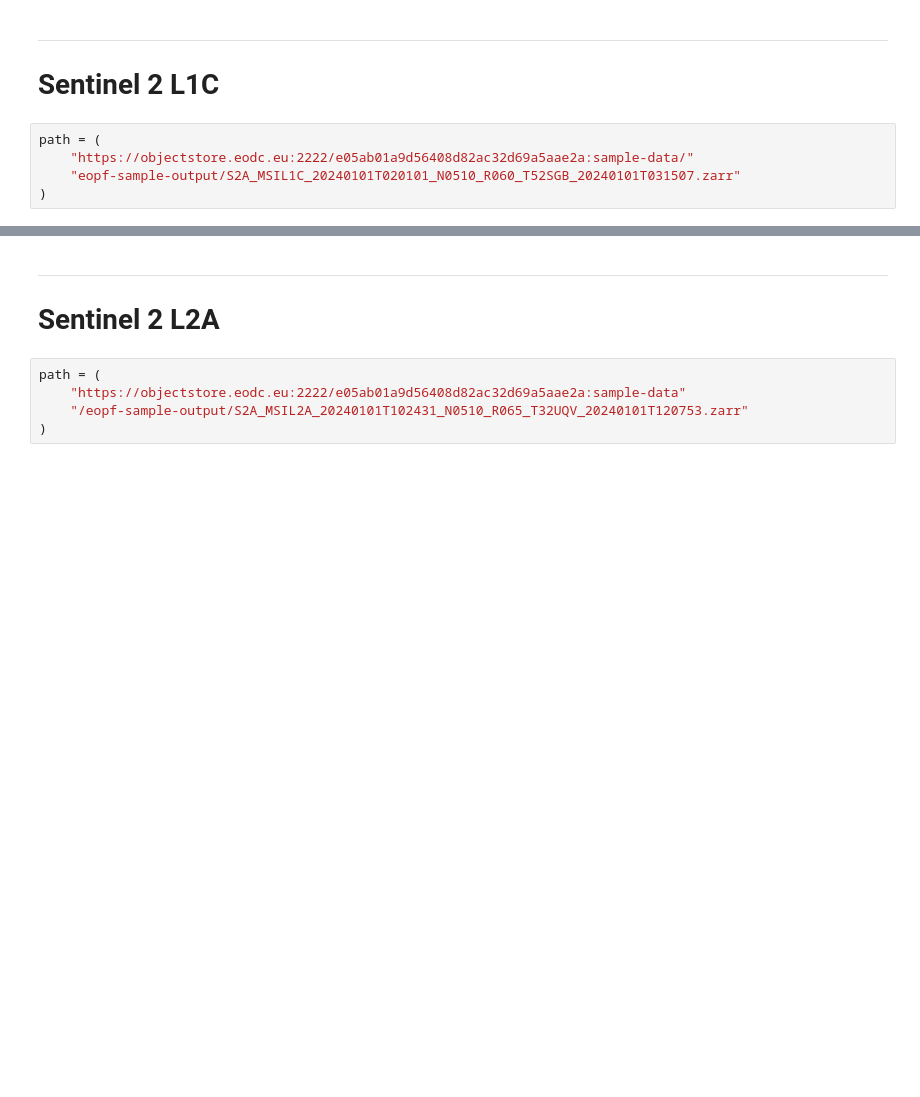
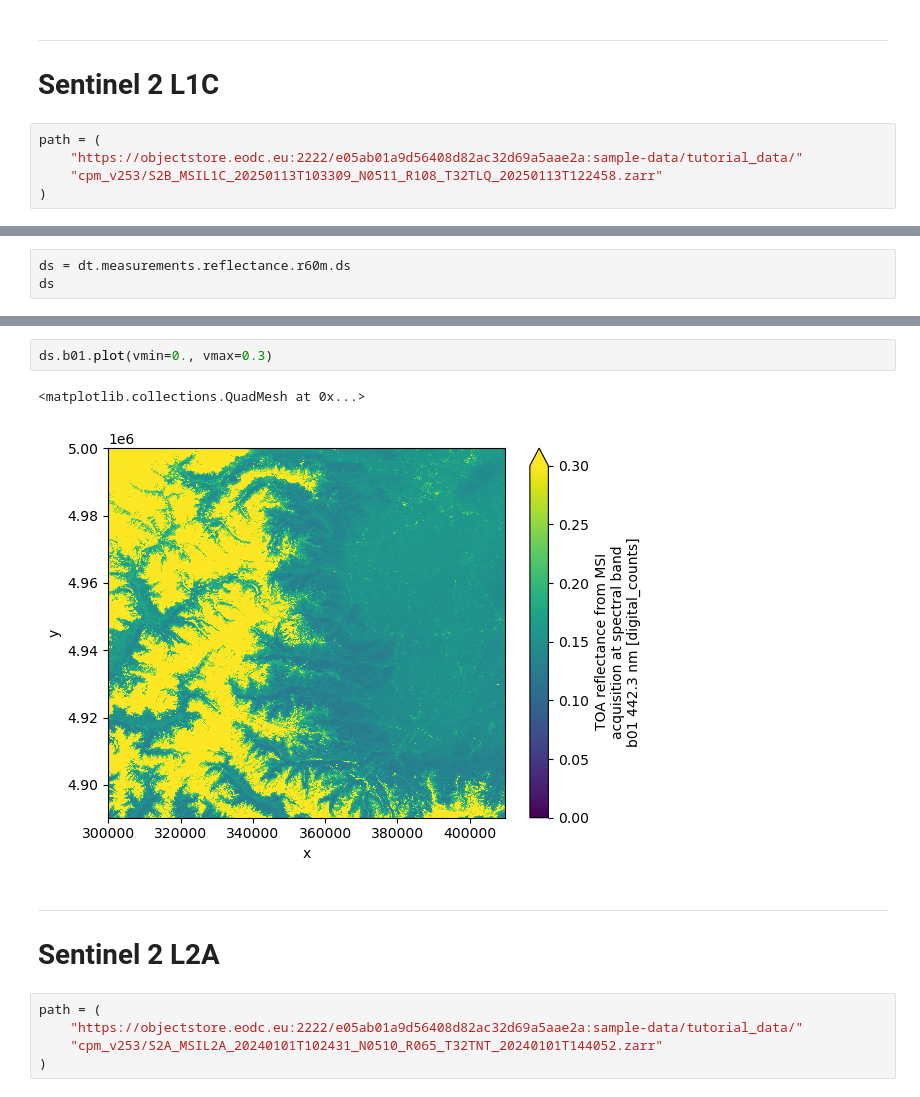
Before and after one commit to EOPF-Sample-Service/xarray-eopf, a Jupyter notebook: examples/open_sen2.ipynb, the cells around one changed output, grey strips where cells are left out. Drawn from its saved outputs; the diff is of its cells as text; blank space fills up the shorter version.

Commit message:
new  sample data updated

```diff
--- a/examples/open_sen2.ipynb
+++ b/examples/open_sen2.ipynb
@@ -5,8 +5,8 @@ import xarray as xr
 # Sentinel 2 L1C
 # %%
 path = (
-    "https://objectstore.eodc.eu:2222/e05ab01a9d56408d82ac32d69a5aae2a:sample-data/"
-    "eopf-sample-output/S2A_MSIL1C_20240101T020101_N0510_R060_T52SGB_20240101T031507.zarr"
+    "https://objectstore.eodc.eu:2222/e05ab01a9d56408d82ac32d69a5aae2a:sample-data/tutorial_data/"
+    "cpm_v253/S2B_MSIL1C_20250113T103309_N0511_R108_T32TLQ_20250113T122458.zarr"
 )
 # %%
 dt = xr.open_datatree(path, engine="zarr")
@@ -29,3 +29,6 @@ Group: /
                     b01      (y, x) uint8 3MB ...
                     b09      (y, x) uint8 3MB ...
                     b10      (y, x) uint8 3MB ...
+# %%
+ds = dt.measurements.reflectance.r60m.ds
+ds
@@ -32,10 +45,15 @@ Group: /
+# %%
+ds.b01.plot(vmin=0., vmax=0.3)
+# %% [output]
+<matplotlib.collections.QuadMesh at 0x...>
+[figure, added]
 # %% [markdown]
 ---
 # Sentinel 2 L2A
 # %%
 path = (
-    "https://objectstore.eodc.eu:2222/e05ab01a9d56408d82ac32d69a5aae2a:sample-data"
-    "/eopf-sample-output/S2A_MSIL2A_20240101T102431_N0510_R065_T32UQV_20240101T120753.zarr"
+    "https://objectstore.eodc.eu:2222/e05ab01a9d56408d82ac32d69a5aae2a:sample-data/tutorial_data/"
+    "cpm_v253/S2A_MSIL2A_20240101T102431_N0510_R065_T32TNT_20240101T144052.zarr"
 )
 # %%
 dt = xr.open_datatree(path, engine="zarr")
```
Also changed, not shown: parts of 5 cells of this notebook, 2 other files.
